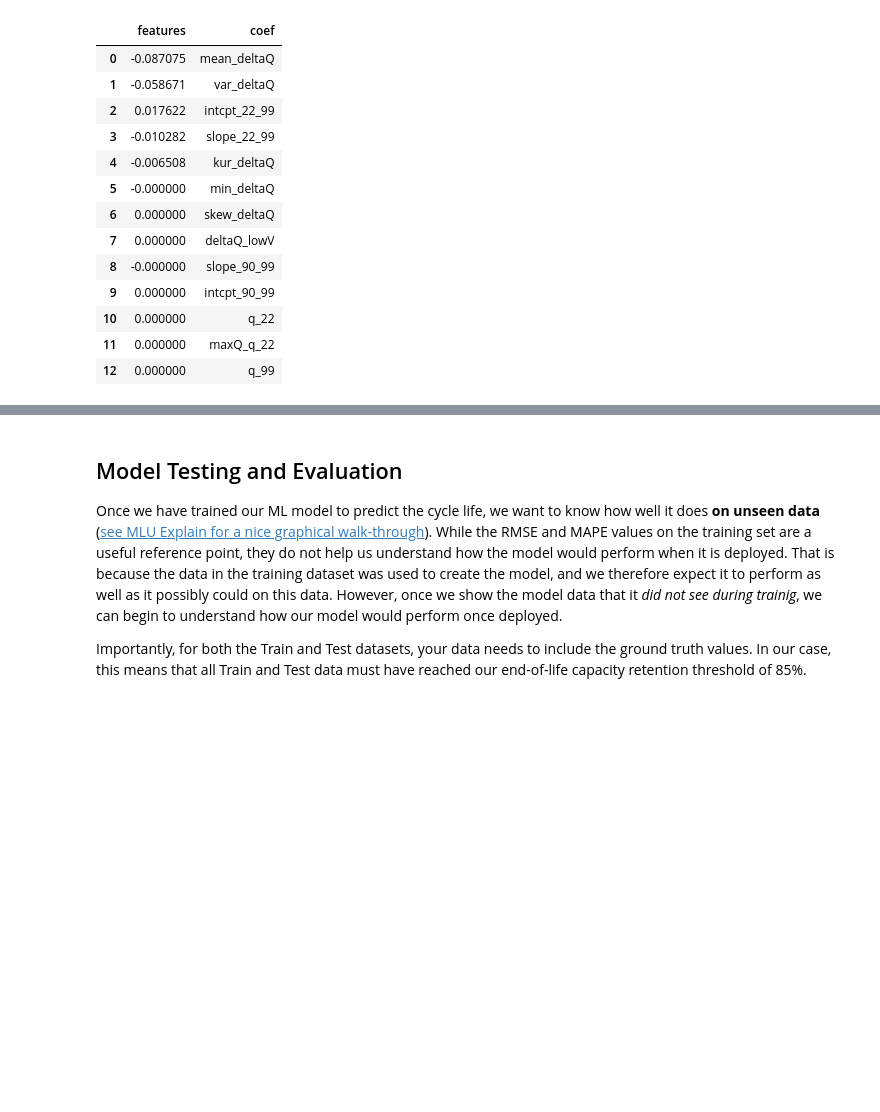
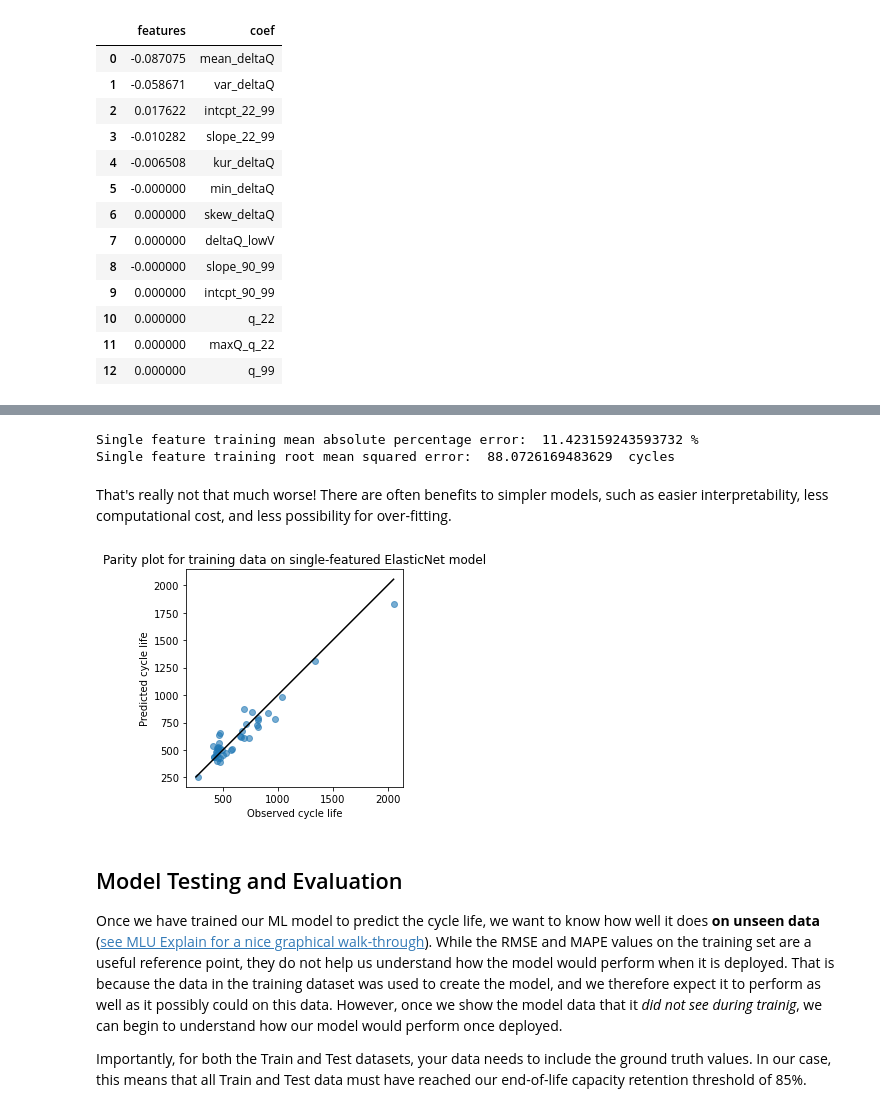
Before and after one commit to Voltaiq/vce_Cycle-Life-Prediction-Tutorial_1451ae38, a Jupyter notebook: main.ipynb, the cells around one changed output, grey strips where cells are left out. Saved outputs shown, nothing was run; the diff lists cells and outputs as text; code cells hidden in the pictures; blank space fills up the shorter version.

```diff
--- a/main.ipynb
+++ b/main.ipynb
@@ -273,5 +285,30 @@ eNet_dchg_coef_sorted
 # %%
-# if I have time I can play around with smaller feature sets...
+single_feature_X_train = train_data.var_deltaQ
+pipe_single =  Pipeline([('scaler', StandardScaler()), ('enet', ElasticNetCV(l1_ratio=l1_ratios, cv=5, random_state=0, max_iter = 25000))])
+pipe_single.fit(np.array(single_feature_X_train).reshape(-1, 1), np.ravel(y_train))
+predicted_single_feature = pipe_single.predict(np.array(single_feature_X_train).reshape(-1, 1))
+# %%
+single_train_mape = 100*mean_absolute_percentage_error(np.power(10, y_train), np.power(10, predicted_single_feature))
+single_train_rmse = mean_squared_error(np.power(10, y_train), np.power(10, predicted_single_feature), squared=False)
+print("Single feature training mean absolute percentage error: ", single_train_mape, "%")
+print("Single feature training root mean squared error: ", single_train_rmse, " cycles")
+# %% [output]
+Single feature training mean absolute percentage error:  11.423159243593732 %
+Single feature training root mean squared error:  88.0726169483629  cycles
+# %% [markdown]
+That's really not that much worse! There are often benefits to simpler models, such as easier interpretability, less computational cost, and less possibility for over-fitting.
+# %%
+plt.scatter(10**y_train,10**predicted_single_feature, alpha = 0.6)
+min_axis = 10**min([min(y_train),min(predicted_single_feature)])
+max_axis = 10**max([max(y_train),max(predicted_single_feature)])
+plt.plot([min_axis,max_axis],[min_axis,max_axis],'k')
+plt.xlabel('Observed cycle life')
+plt.ylabel('Predicted cycle life')
+plt.title("Parity plot for training data on single-featured ElasticNet model")
+plt.axis('square')
+plt.show()
+# %% [output]
+[figure, added]
 # %% [markdown]
 ## Model Testing and Evaluation
 Once we have trained our ML model to predict the cycle life, we want to know how well it does **on unseen data** ([see MLU Explain for a nice graphical walk-through](https://mlu-explain.github.io/train-test-validation/)). While the RMSE and MAPE values on the training set are a useful reference point, they do not help us understand how the model would perform when it is deployed. That is because the data in the training dataset was used to create the model, and we therefore expect it to perform as well as it possibly could on this data. However, once we show the model data that it *did not see during trainig*, we can begin to understand how our model would perform once deployed.
```
Also changed, not shown: parts of 22 cells of this notebook.
